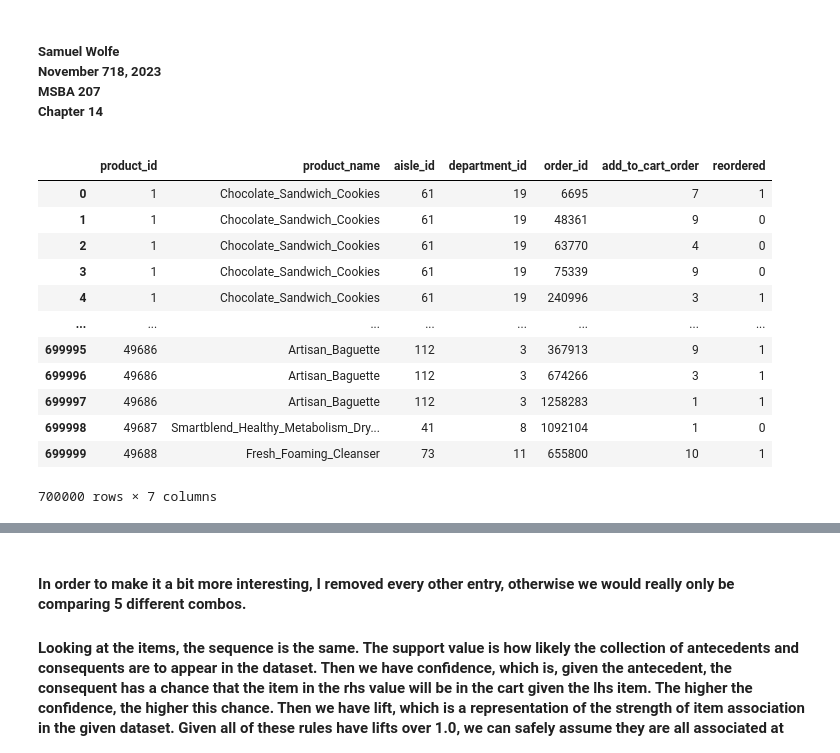
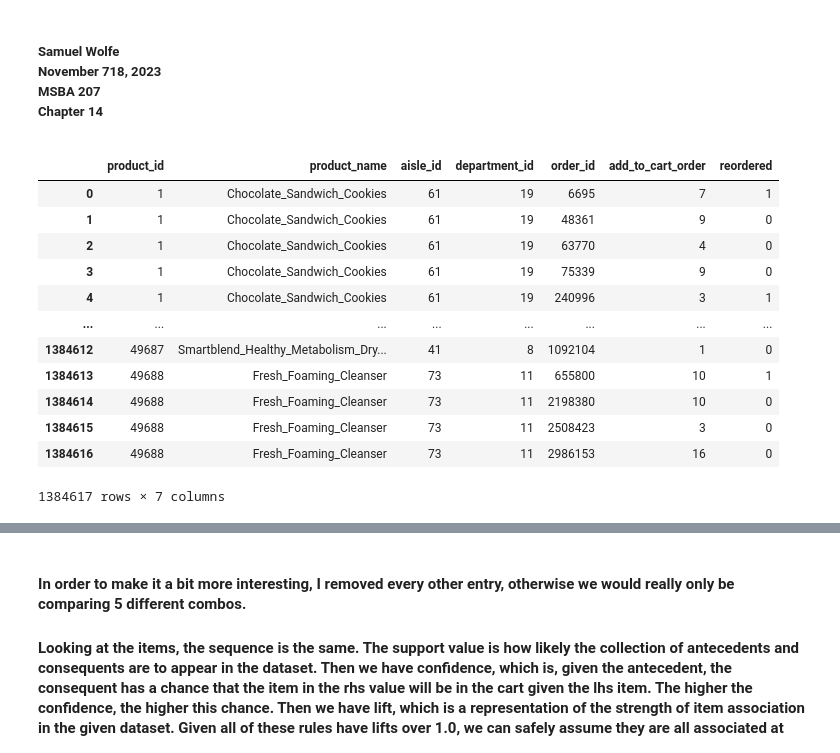
Before and after one commit to wolfesamk/MSBA-207, a Jupyter notebook: Homework/MSBA 207 Instacart Case.ipynb, the cells around one changed output, grey strips where cells are left out. Saved outputs shown, nothing was run; the diff lists cells and outputs as text; code cells hidden in the pictures.

```diff
--- a/Homework/MSBA 207 Instacart Case.ipynb
+++ b/Homework/MSBA 207 Instacart Case.ipynb
@@ -38,21 +38,21 @@ DATA = Path('E:/Aliit/School/MSBA/206/MSBA-206/dmba/instacart')
 file1 = pd.read_csv(DATA / 'order_products__train.csv')
 file2 = pd.read_csv(DATA / 'products.csv')
 # %%
-df_instacart = pd.merge(left=file2, right=file1.head(700000),on='product_id')
+df_instacart = pd.merge(left=file2, right=file1,on='product_id')
 df_instacart['product_name'] = df_instacart['product_name'].replace(' ','_',regex=True)
 df_instacart
 # %% [output]
 |  | product_id | product_name | aisle_id | department_id | order_id | add_to_cart_order | reordered |
 | 0 | 1 | Chocolate_Sandwich_Cookies | 61 | 19 | 6695 | 7 | 1 |
 | 1 | 1 | Chocolate_Sandwich_Cookies | 61 | 19 | 48361 | 9 | 0 |
 | 2 | 1 | Chocolate_Sandwich_Cookies | 61 | 19 | 63770 | 4 | 0 |
 | 3 | 1 | Chocolate_Sandwich_Cookies | 61 | 19 | 75339 | 9 | 0 |
 | 4 | 1 | Chocolate_Sandwich_Cookies | 61 | 19 | 240996 | 3 | 1 |
 | ... | ... | ... | ... | ... | ... | ... | ... |
-| 699995 | 49686 | Artisan_Baguette | 112 | 3 | 367913 | 9 | 1 |
-| 699996 | 49686 | Artisan_Baguette | 112 | 3 | 674266 | 3 | 1 |
-| 699997 | 49686 | Artisan_Baguette | 112 | 3 | 1258283 | 1 | 1 |
-| 699998 | 49687 | Smartblend_Healthy_Metabolism_Dry... | 41 | 8 | 1092104 | 1 | 0 |
-| 699999 | 49688 | Fresh_Foaming_Cleanser | 73 | 11 | 655800 | 10 | 1 |
+| 1384612 | 49687 | Smartblend_Healthy_Metabolism_Dry... | 41 | 8 | 1092104 | 1 | 0 |
+| 1384613 | 49688 | Fresh_Foaming_Cleanser | 73 | 11 | 655800 | 10 | 1 |
+| 1384614 | 49688 | Fresh_Foaming_Cleanser | 73 | 11 | 2198380 | 10 | 0 |
+| 1384615 | 49688 | Fresh_Foaming_Cleanser | 73 | 11 | 2508423 | 3 | 0 |
+| 1384616 | 49688 | Fresh_Foaming_Cleanser | 73 | 11 | 2986153 | 16 | 0 |
-700000 rows × 7 columns
+1384617 rows × 7 columns
 # %%
```
Also changed, not shown: parts of 16 cells of this notebook.
